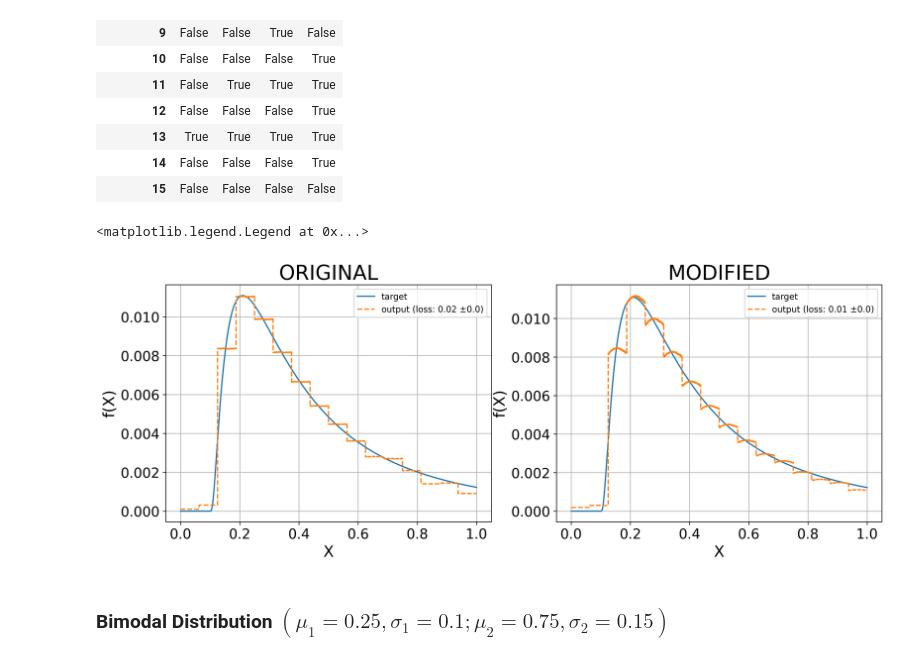
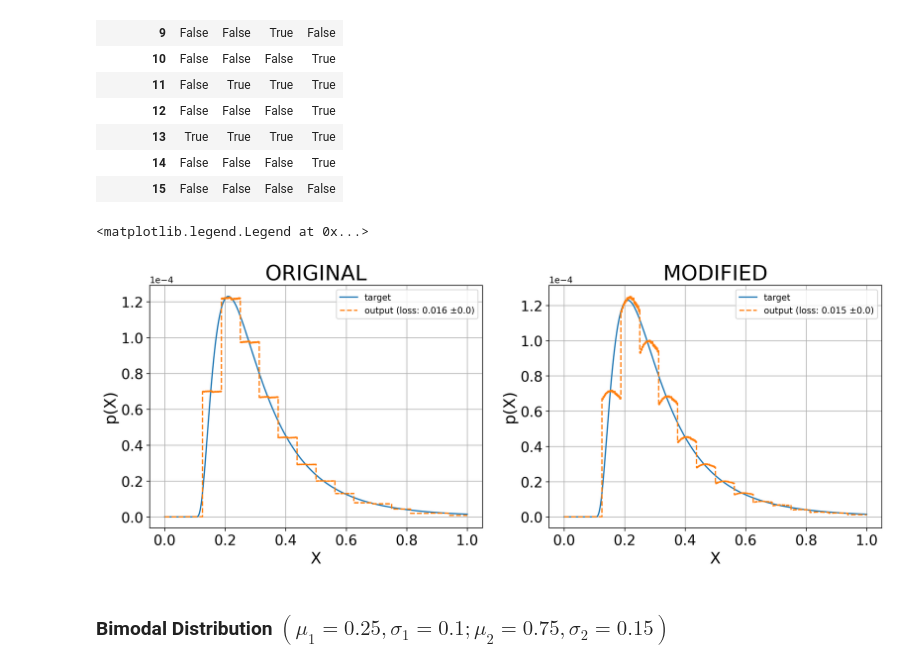
Before and after one commit to IsmaelCesar/sanches-modified, a Jupyter notebook: executing_simulations_distriibutions.ipynb, the cells around one changed output. Cells and saved outputs as stored; diff of their text form; code cells hidden in the pictures.

```diff
--- a/executing_simulations_distriibutions.ipynb
+++ b/executing_simulations_distriibutions.ipynb
@@ -311,35 +318,43 @@ sv_mean_original, sv_mean_modified = get_loaded_states(results_dir=results_dir,
 # %%
 target_state = get_state(num_qubits=n_qubits, state_type=state_type, state_params={"x_points": (0, 1), "s": 1, "loc": 0.1, "scale": 0.3})
 
 
 x_points = np.linspace(0, 1, 2**n_qubits)
 
+
+target_freqs = np.abs(target_state)**2
+
+#plt.ticklabel_format(axis="y", style="sci")
 fig, axes = plt.subplots(1, 2, dpi=300)
 fig.set_figheight(5)
 fig.set_figwidth(15)
 title_fontsize = 24
 labels_fontsize= 18
 ticks_fontsize = 16
 axes[0].set_title("ORIGINAL", fontsize=title_fontsize)
-axes[0].plot(x_points, target_state, label="target")
-axes[0].plot(x_points, sv_mean_original, "--", label=f"output (loss: {round(df_mean_original.loc[n_qubits][eps_value], 2)} ±{round(df_stds_original.loc[n_qubits][eps_value], 2)})")
+axes[0].plot(x_points, target_freqs, label="target")
+axes[0].plot(x_points, np.abs(sv_mean_original)**2, "--", label=f"output (loss: {round(df_mean_original.loc[n_qubits][eps_value], 3)} ±{round(df_stds_original.loc[n_qubits][eps_value], 2)})")
 axes[0].grid()
 axes[0].set_xlabel("X", fontsize=labels_fontsize)
-axes[0].set_ylabel("f(X)", fontsize=labels_fontsize)
+axes[0].set_ylabel("p(X)", fontsize=labels_fontsize)
 axes[0].tick_params(labelsize=ticks_fontsize)
+#axes[0].set_ylim([0, 0.0002])
+axes[0].ticklabel_format(axis="y", style="sci", scilimits=(0,0))
 axes[0].legend(loc="best")
 
 axes[1].set_title("MODIFIED", fontsize=title_fontsize)
-axes[1].plot(x_points, target_state, label="target")
-axes[1].plot(x_points, sv_mean_modified, "--", label=f"output (loss: {round(df_mean_modified.loc[n_qubits][eps_value], 2)} ±{round(df_stds_modified.loc[n_qubits][eps_value], 2)})")
+axes[1].plot(x_points, target_freqs, label="target")
+axes[1].plot(x_points, np.abs(sv_mean_modified)**2, "--", label=f"output (loss: {round(df_mean_modified.loc[n_qubits][eps_value], 3)} ±{round(df_stds_modified.loc[n_qubits][eps_value], 2)})")
 axes[1].grid()
 axes[1].set_xlabel("X", fontsize=labels_fontsize)
-axes[1].set_ylabel("f(X)", fontsize=labels_fontsize)
+axes[1].set_ylabel("p(X)", fontsize=labels_fontsize)
 axes[1].tick_params(labelsize=ticks_fontsize)
+#axes[1].set_ylim([0, 0.0002])
+axes[1].ticklabel_format(axis="y", style="sci", scilimits=(0,0))
 axes[1].legend(loc="best")
 # %% [output]
 <matplotlib.legend.Legend at 0x...>
-[figure, old version]
+[figure, new version]
 # %% [markdown]
 ### Bimodal Distribution $(\mu_1 = 0.25, \sigma_1 = 0.1; \mu_2 = 0.75, \sigma_2 = 0.15)$
 # %%
```
Also changed, not shown: parts of 3 cells of this notebook, 2 other files.
